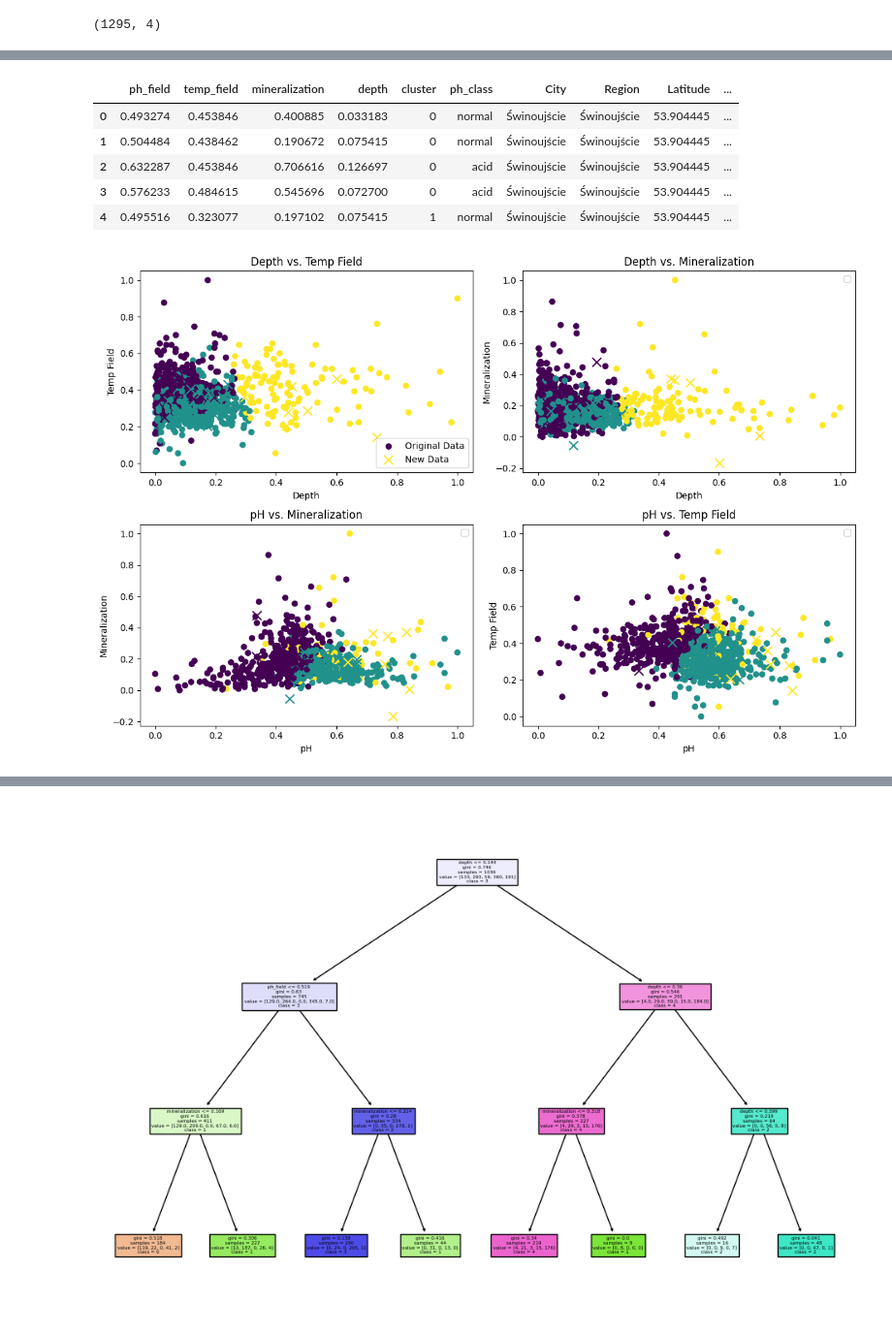
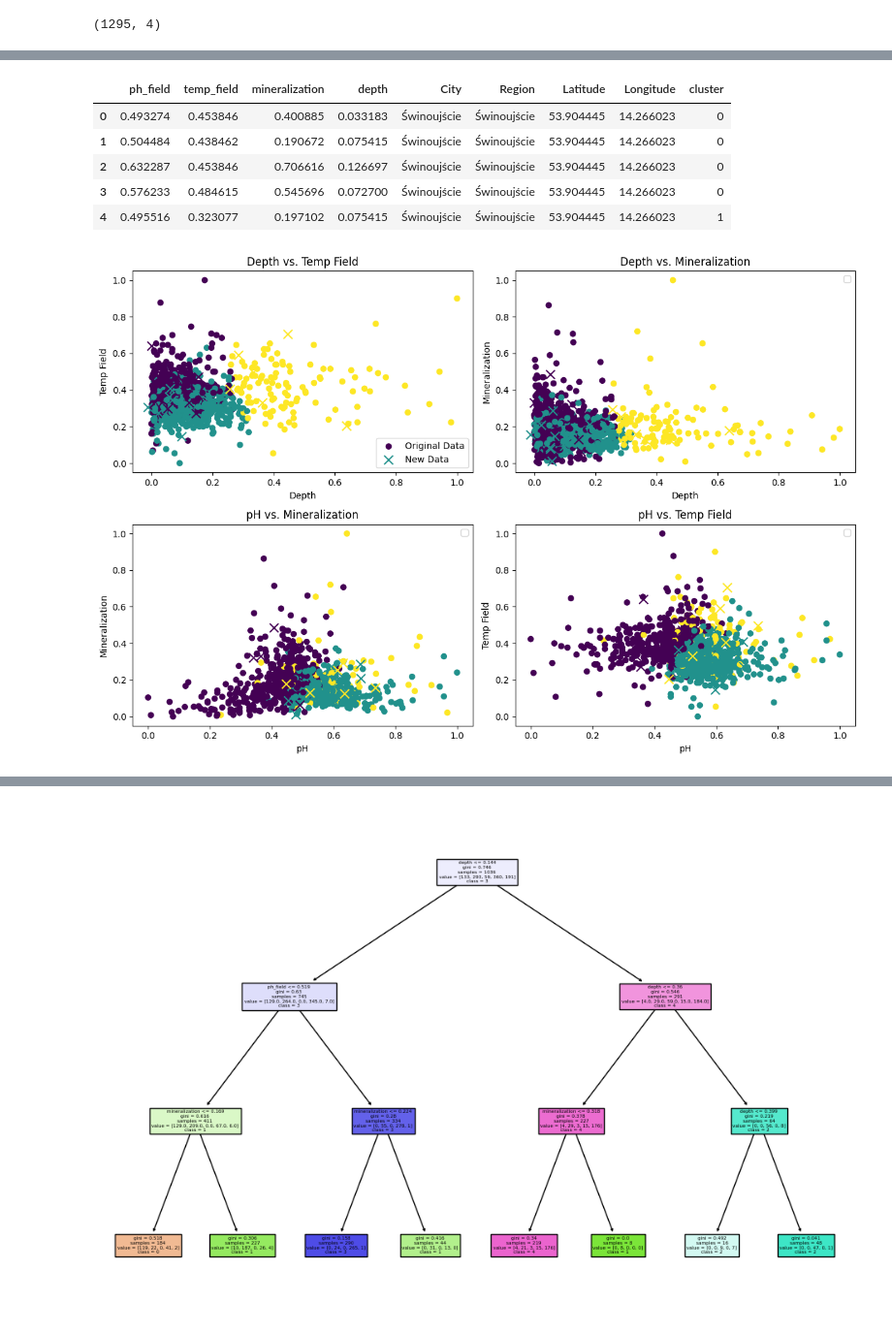
Before and after one commit to SnoxE/data-exploration, a Jupyter notebook: project/new_data_final final.ipynb, the cells around one changed output, grey strips where cells are left out. Shown at 97% size. Cells and saved outputs as stored; diff of their text form; code cells hidden in the pictures.

```diff
--- a/project/new_data_final final.ipynb
+++ b/project/new_data_final final.ipynb
@@ -294,0 +294,3 @@ df_selected.shape
+# %%
+columns_to_scale = [col for col in columns if col not in columns_to_remove]
+columns_to_scale
@@ -459,12 +488,12 @@ plt.show()
 # %%
 df_normalized_w_locations_3.head()
 # %% [output]
-|  | ph_field | temp_field | mineralization | depth | cluster | ph_class | City | Region | Latitude | ... |
-| 0 | 0.493274 | 0.453846 | 0.400885 | 0.033183 | 0 | normal | Świnoujście | Świnoujście | 53.904445 | ... |
-| 1 | 0.504484 | 0.438462 | 0.190672 | 0.075415 | 0 | normal | Świnoujście | Świnoujście | 53.904445 | ... |
-| 2 | 0.632287 | 0.453846 | 0.706616 | 0.126697 | 0 | acid | Świnoujście | Świnoujście | 53.904445 | ... |
-| 3 | 0.576233 | 0.484615 | 0.545696 | 0.072700 | 0 | acid | Świnoujście | Świnoujście | 53.904445 | ... |
-| 4 | 0.495516 | 0.323077 | 0.197102 | 0.075415 | 1 | normal | Świnoujście | Świnoujście | 53.904445 | ... |
+|  | ph_field | temp_field | mineralization | depth | City | Region | Latitude | Longitude | cluster |
+| 0 | 0.493274 | 0.453846 | 0.400885 | 0.033183 | Świnoujście | Świnoujście | 53.904445 | 14.266023 | 0 |
+| 1 | 0.504484 | 0.438462 | 0.190672 | 0.075415 | Świnoujście | Świnoujście | 53.904445 | 14.266023 | 0 |
+| 2 | 0.632287 | 0.453846 | 0.706616 | 0.126697 | Świnoujście | Świnoujście | 53.904445 | 14.266023 | 0 |
+| 3 | 0.576233 | 0.484615 | 0.545696 | 0.072700 | Świnoujście | Świnoujście | 53.904445 | 14.266023 | 0 |
+| 4 | 0.495516 | 0.323077 | 0.197102 | 0.075415 | Świnoujście | Świnoujście | 53.904445 | 14.266023 | 1 |
 # %%
 import folium
 from folium.plugins import MarkerCluster
@@ -498,10 +527,10 @@ poland_map.save('poland_clusters_map.html')
 new_data = []
 for i in range(20):
     # Randomly select a cluster from the existing data
-    cluster = np.random.choice(df_normalized_without_edge_values['cluster'].unique())
+    cluster = np.random.choice(df_normalized_w_locations_3['cluster'].unique())
 
     # Get data points from the selected cluster
-    cluster_data = df_normalized_without_edge_values[df_normalized_without_edge_values['cluster'] == cluster]
+    cluster_data = df_normalized_w_locations_3[df_normalized_w_locations_3['cluster'] == cluster]
 
     # Sample from the means and std of each column
     new_point = {}
@@ -518,38 +547,38 @@ new_df['cluster'] = kmeans.predict(new_df)
 # Create the plots
 plt.figure(figsize=(12, 8))
 for i in range(1, 5):
     plt.subplot(2, 2, i)
     if i == 1:
-        plt.scatter(df_normalized_without_edge_values['depth'], df_normalized_without_edge_values['temp_field'], c=df_normalized_without_edge_values['cluster'], label='Original Data')
+        plt.scatter(df_normalized_w_locations_3['depth'], df_normalized_w_locations_3['temp_field'], c=df_normalized_w_locations_3['cluster'], label='Original Data')
         plt.scatter(new_df['depth'], new_df['temp_field'], c=new_df['cluster'], marker='x', s=100, label='New Data')
         plt.xlabel('Depth')
         plt.ylabel('Temp Field')
         plt.title('Depth vs. Temp Field')
     elif i == 2:
-        plt.scatter(df_normalized_without_edge_values['depth'], df_normalized_without_edge_values['mineralization'], c=df_normalized_without_edge_values['cluster'])
+        plt.scatter(df_normalized_w_locations_3['depth'], df_normalized_w_locations_3['mineralization'], c=df_normalized_w_locations_3['cluster'])
         plt.scatter(new_df['depth'], new_df['mineralization'], c=new_df['cluster'], marker='x', s=100)
         plt.xlabel('Depth')
         plt.ylabel('Mineralization')
         plt.title('Depth vs. Mineralization')
     elif i == 3:
-        plt.scatter(df_normalized_without_edge_values['ph_field'], df_normalized_without_edge_values['mineralization'], c=df_normalized_without_edge_values['cluster'])
+        plt.scatter(df_normalized_w_locations_3['ph_field'], df_normalized_w_locations_3['mineralization'], c=df_normalized_w_locations_3['cluster'])
         plt.scatter(new_df['ph_field'], new_df['mineralization'], c=new_df['cluster'], marker='x', s=100)
         plt.xlabel('pH')
         plt.ylabel('Mineralization')
         plt.title('pH vs. Mineralization')
     elif i == 4:
-        plt.scatter(df_normalized_without_edge_values['ph_field'], df_normalized_without_edge_values['temp_field'], c=df_normalized_without_edge_values['cluster'])
+        plt.scatter(df_normalized_w_locations_3['ph_field'], df_normalized_w_locations_3['temp_field'], c=df_normalized_w_locations_3['cluster'])
         plt.scatter(new_df['ph_field'], new_df['temp_field'], c=new_df['cluster'], marker='x', s=100)
         plt.xlabel('pH')
         plt.ylabel('Temp Field')
         plt.title('pH vs. Temp Field')
 
     plt.legend()
 
 plt.tight_layout()
 plt.show()
 # %% [output]
-[figure, old version]
+[figure, new version]
 # %%
 # prompt: use k-means method to do clasterization over these 4 parameters and show me that in 2D plots
 
```
Also changed, not shown: parts of 11 cells of this notebook, 2 other files.
